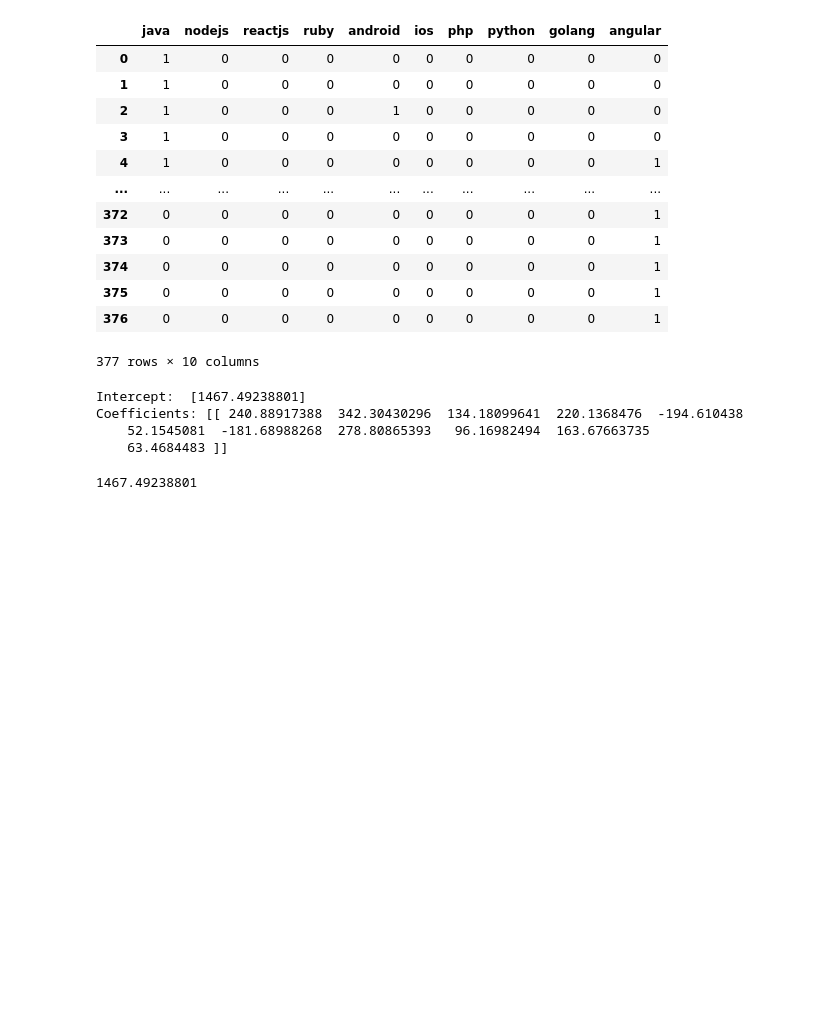
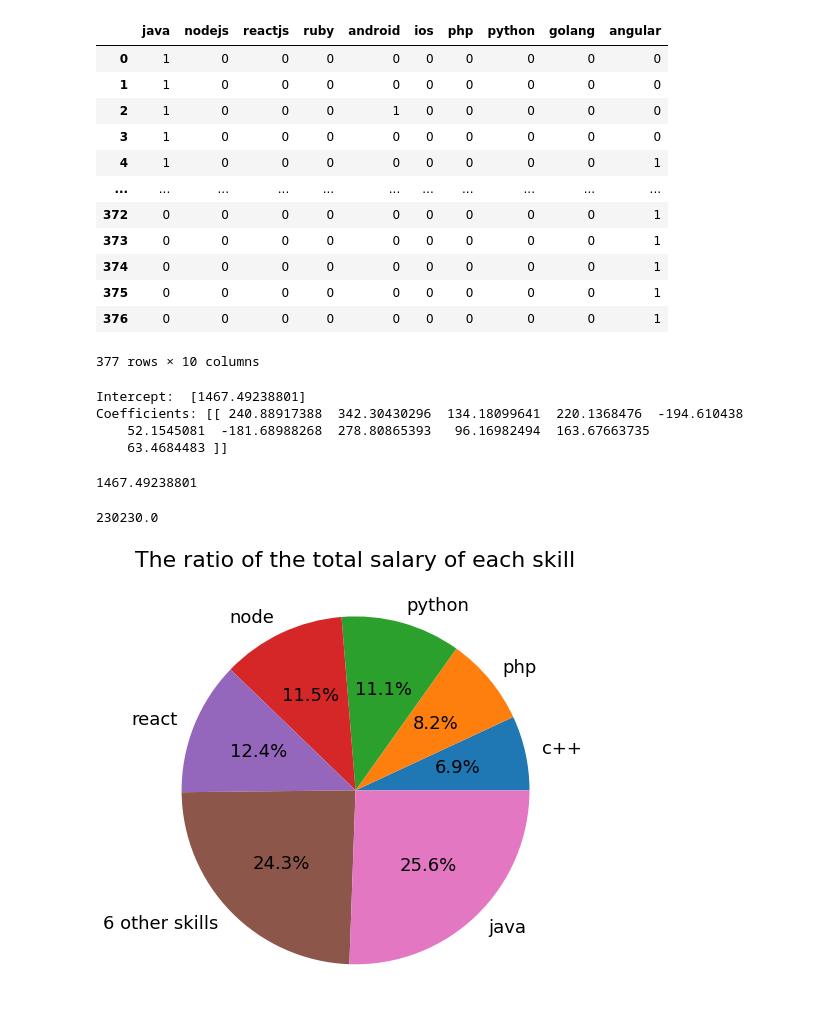
Before and after one commit to vochihieu8320/IDS_GROUP11_2022, a Jupyter notebook: data_explore.ipynb, the cells around one changed output. Cells and saved outputs as stored; diff of their text form; code cells hidden in the pictures; blank space fills up the shorter version.

```diff
--- a/data_explore.ipynb
+++ b/data_explore.ipynb
@@ -225,3 +227,37 @@ def predict_specific_salary_base(java, node, react, ruby, android, ios, php, pyt
 predict_specific_salary_base(1, 0, 1, 0, 0, 0, 1, 0, 0, 0)
 # %% [output]
 1467.49238801
+# %%
+java_fresher = df[df["java"] == 1]["Total_Salary"].sum()
+node_fresher = df[df["nodejs"] == 1]["Total_Salary"].sum()
+react_fresher = df[df["reactjs"] == 1]["Total_Salary"].sum()
+ruby_fresher = df[df["ruby"] == 1]["Total_Salary"].sum()
+android_fresher = df[df["android"] == 1]["Total_Salary"].sum()
+ios_fresher = df[df["ios"] == 1]["Total_Salary"].sum()
+php_fresher = df[df["php"] == 1]["Total_Salary"].sum()
+python_fresher = df[df["python"] == 1]["Total_Salary"].sum()
+c_fresher = df[df["c++"] == 1]["Total_Salary"].sum()
+golang_fresher = df[df["golang"] == 1]["Total_Salary"].sum()
+angular_fresher = df[df["angular"] == 1]["Total_Salary"].sum()
+java_fresher
+# %% [output]
+230230.0
+# %%
+data = {'java': java_fresher, 'node': node_fresher, 'react': react_fresher,
+        'ruby': ruby_fresher, 'android': android_fresher, 'ios': ios_fresher, 'php': php_fresher, "c++": c_fresher,
+       'python': python_fresher, 'golang': golang_fresher, 'angular': angular_fresher }
+Total_Salaries = {'Skill':data.keys(),'Total Salary' : data.values()}
+df = pd.DataFrame(Total_Salaries)
+df
+bn = df.groupby('Skill')['Total Salary'].sum()
+bn
+ratio = bn.sort_values()
+temp = pd.Series([ratio.head(6).sum()],index = ['6 other skills'])
+ratio = ratio.add(temp, fill_value=0)
+ratio = ratio.sort_values().tail(7)
+
+ax = ratio.plot.pie(figsize=(8, 8),autopct='%1.1f%%',title ='asd',fontsize = 18)
+ax.set_ylabel('');
+ax.set_title('The ratio of the total salary of each skill',fontsize =22);
+# %% [output]
+[figure, added]
```
Also changed, not shown: parts of 4 cells of this notebook.
